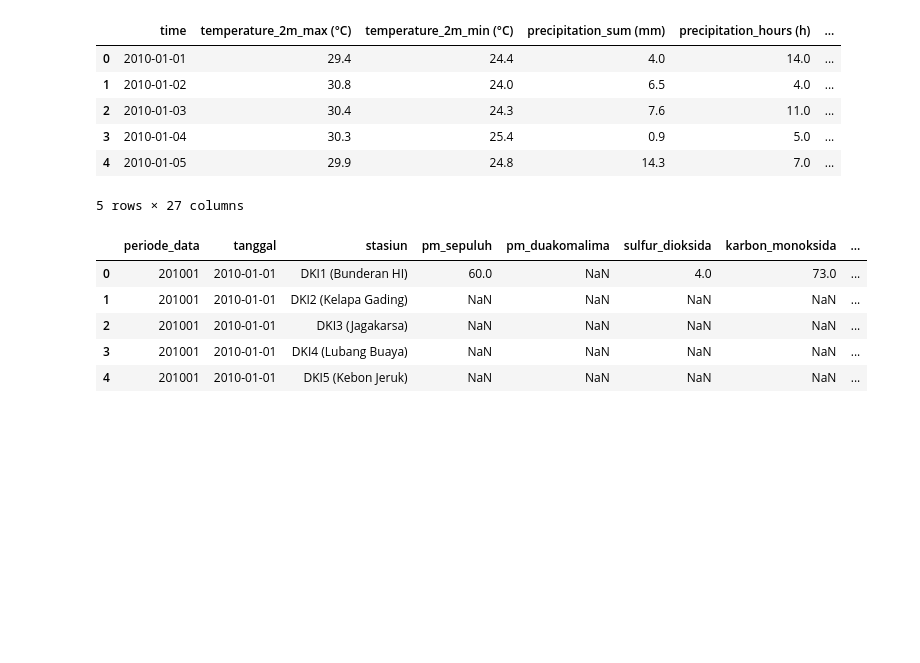
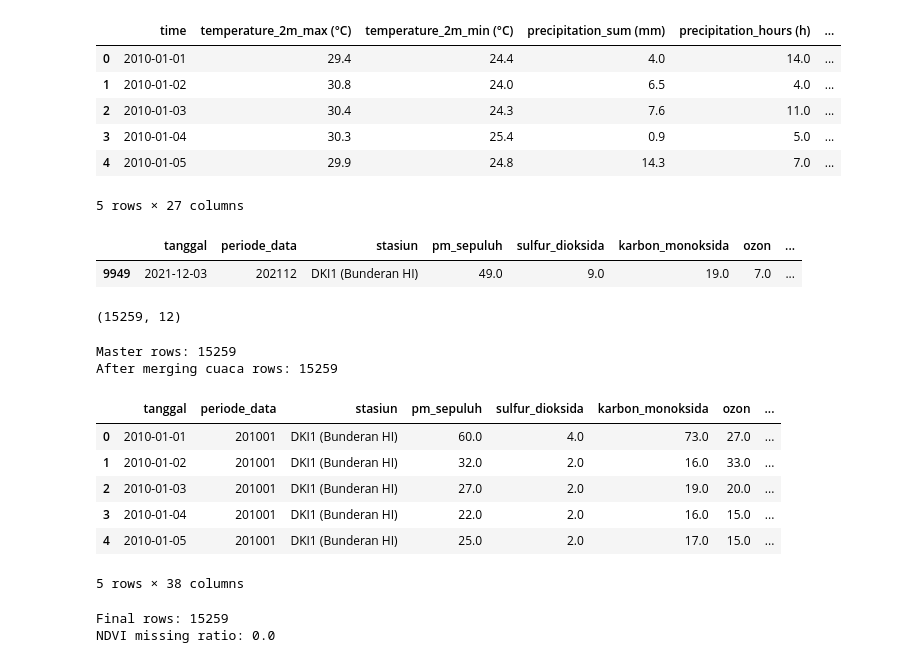
Before and after one commit to nabila-azhari/AIR-POLLUTION-PREDICTION-PENYISIHAN-DATAVIDIA-10, a Jupyter notebook: models/merging_cuaca_ispu_ndvi.ipynb, the cells around one changed output. Cells and saved outputs as stored; diff of their text form; code cells hidden in the pictures; blank space fills up the shorter version.

```diff
--- a/models/merging_cuaca_ispu_ndvi.ipynb
+++ b/models/merging_cuaca_ispu_ndvi.ipynb
@@ -72,18 +72,40 @@ df_cuaca.head()
 | 4 | 2010-01-05 | 29.9 | 24.8 | 14.3 | 7.0 | ... |
 5 rows × 27 columns
 # %%
-path_ispu = find_file("ispu_all_years_duplicate_handled.csv")
+path_ispu = find_file("ispu_all_years_max_handled.csv")
 
 if path_ispu is None:
     raise FileNotFoundError("❌ File merged tidak ditemukan")
 
 df_ispu = pd.read_csv(path_ispu, na_values=NA_VALUES)
 
-df_ispu.head()
+df_ispu[df_ispu['id'] == '2021-12-03_DKI1']
 # %% [output]
-|  | periode_data | tanggal | stasiun | pm_sepuluh | pm_duakomalima | sulfur_dioksida | karbon_monoksida | ... |
-| 0 | 201001 | 2010-01-01 | DKI1 (Bunderan HI) | 60.0 | NaN | 4.0 | 73.0 | ... |
-| 1 | 201001 | 2010-01-01 | DKI2 (Kelapa Gading) | NaN | NaN | NaN | NaN | ... |
-| 2 | 201001 | 2010-01-01 | DKI3 (Jagakarsa) | NaN | NaN | NaN | NaN | ... |
-| 3 | 201001 | 2010-01-01 | DKI4 (Lubang Buaya) | NaN | NaN | NaN | NaN | ... |
-| 4 | 201001 | 2010-01-01 | DKI5 (Kebon Jeruk) | NaN | NaN | NaN | NaN | ... |
+|  | tanggal | periode_data | stasiun | pm_sepuluh | sulfur_dioksida | karbon_monoksida | ozon | ... |
+| 9949 | 2021-12-03 | 202112 | DKI1 (Bunderan HI) | 49.0 | 9.0 | 19.0 | 7.0 | ... |
+# %%
+df_ispu["kategori"].unique()
+df_ispu.shape
+# %% [output]
+(15259, 12)
+# %%
+df = df_ispu.copy()
+print("Master rows:", len(df))
+
+df = df.merge(
+    df_cuaca,
+    on='id',
+    how='left'
+)
+print("After merging cuaca rows:", len(df))
+df.head()
+# %% [output]
+Master rows: 15259
+After merging cuaca rows: 15259
+|  | tanggal | periode_data | stasiun | pm_sepuluh | sulfur_dioksida | karbon_monoksida | ozon | ... |
+| 0 | 2010-01-01 | 201001 | DKI1 (Bunderan HI) | 60.0 | 4.0 | 73.0 | 27.0 | ... |
+| 1 | 2010-01-02 | 201001 | DKI1 (Bunderan HI) | 32.0 | 2.0 | 16.0 | 33.0 | ... |
+| 2 | 2010-01-03 | 201001 | DKI1 (Bunderan HI) | 27.0 | 2.0 | 19.0 | 20.0 | ... |
+| 3 | 2010-01-04 | 201001 | DKI1 (Bunderan HI) | 22.0 | 2.0 | 16.0 | 15.0 | ... |
+| 4 | 2010-01-05 | 201001 | DKI1 (Bunderan HI) | 25.0 | 2.0 | 17.0 | 15.0 | ... |
+5 rows × 38 columns
@@ -89,0 +129,6 @@ df_ispu.head()
+# %%
+print("Final rows:", len(df))
+print("NDVI missing ratio:", df['ndvi'].isna().mean())
+# %% [output]
+Final rows: 15259
+NDVI missing ratio: 0.0
```
Also changed, not shown: parts of 10 cells of this notebook, 8 other files.
